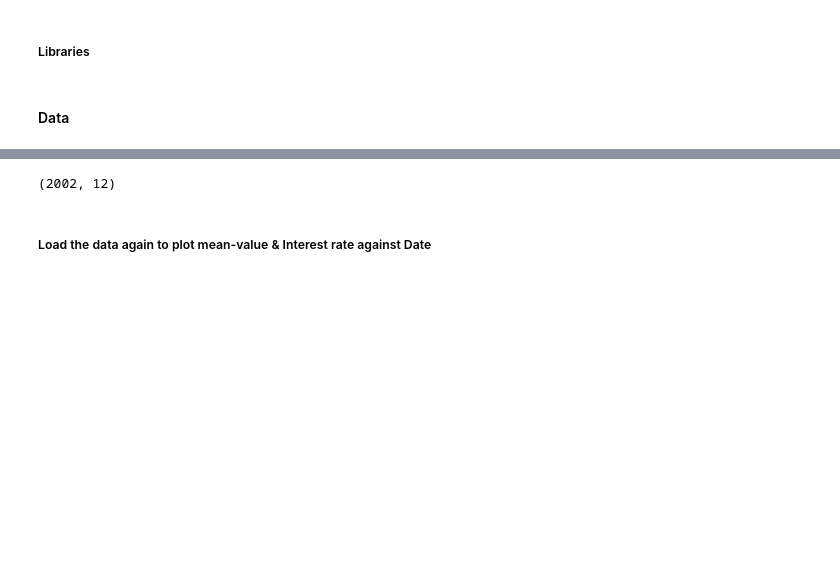
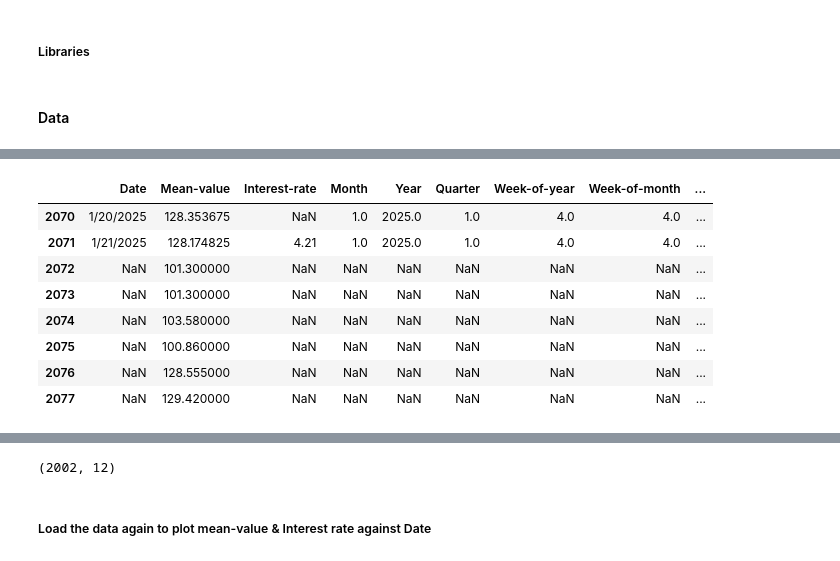
Before and after one commit to muriithiKabogo/CurrencyPrediction, a Jupyter notebook: Ntbk5.ipynb, the cells around one changed output, grey strips where cells are left out. Cells and saved outputs as stored; diff of their text form; code cells hidden in the pictures; blank space fills up the shorter version.

```diff
--- a/Ntbk5.ipynb
+++ b/Ntbk5.ipynb
@@ -28,3 +26,15 @@ df.head()
+# %%
+df.tail(8)
+# %% [output]
+|  | Date | Mean-value | Interest-rate | Month | Year | Quarter | Week-of-year | Week-of-month | ... |
+| 2070 | 1/20/2025 | 128.353675 | NaN | 1.0 | 2025.0 | 1.0 | 4.0 | 4.0 | ... |
+| 2071 | 1/21/2025 | 128.174825 | 4.21 | 1.0 | 2025.0 | 1.0 | 4.0 | 4.0 | ... |
+| 2072 | NaN | 101.300000 | NaN | NaN | NaN | NaN | NaN | NaN | ... |
+| 2073 | NaN | 101.300000 | NaN | NaN | NaN | NaN | NaN | NaN | ... |
+| 2074 | NaN | 103.580000 | NaN | NaN | NaN | NaN | NaN | NaN | ... |
+| 2075 | NaN | 100.860000 | NaN | NaN | NaN | NaN | NaN | NaN | ... |
+| 2076 | NaN | 128.555000 | NaN | NaN | NaN | NaN | NaN | NaN | ... |
+| 2077 | NaN | 129.420000 | NaN | NaN | NaN | NaN | NaN | NaN | ... |
 # %%
 df["US_election"] = np.where(df["Year"].isin([2024, 2020, 2016]), 1, 0)
 # %%
```
Also changed, not shown: parts of 18 cells of this notebook, 17 other files.
